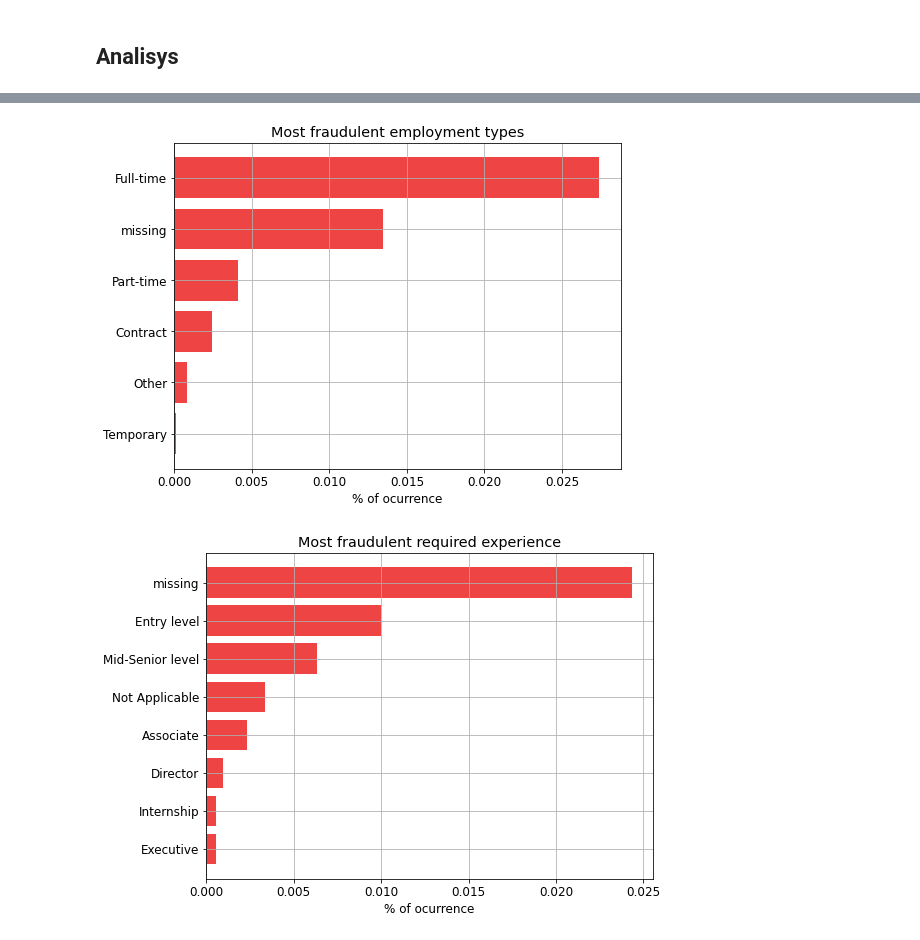
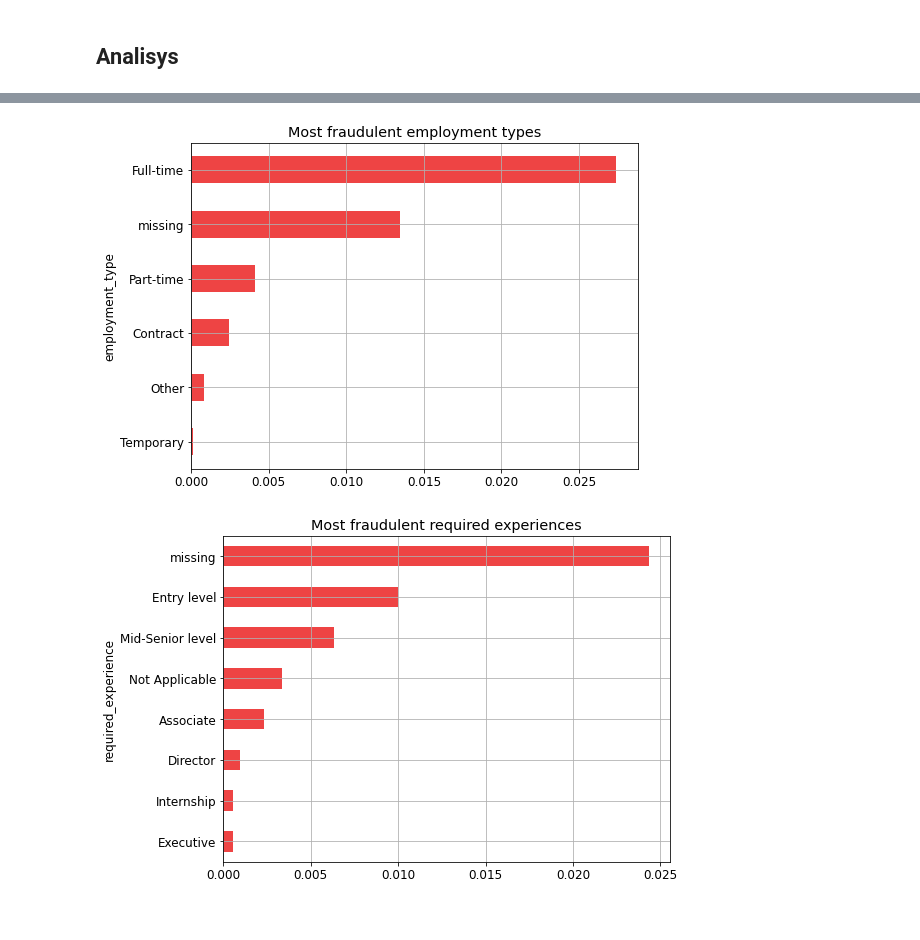
Before and after one commit to FelixLuciano/Fake-JobPosting-Prediction, a Jupyter notebook: notebooks/Exploratory_analysis.ipynb, the cells around one changed output, grey strips where cells are left out. Cells and saved outputs as stored; diff of their text form; code cells hidden in the pictures.

```diff
--- a/notebooks/Exploratory_analysis.ipynb
+++ b/notebooks/Exploratory_analysis.ipynb
@@ -137,31 +131,25 @@ plt.show()
 # %%
 employment_type_cross = pd.crosstab(df["employment_type"], df["fraudulent"], normalize=True)
 employment_type_cross_filtered = employment_type_cross["yes"].sort_values()
 
 plt.figure(figsize=(8, 6))
-plt.title("Most fraudulent employment types")
-plt.barh(employment_type_cross_filtered.index, employment_type_cross_filtered.values, color="#E44")
-plt.xlabel("% of ocurrence")
-plt.grid()
+employment_type_cross_filtered.plot(title="Most fraudulent employment types", kind="barh", color="#E44",  grid=True)
 plt.rcParams["font.size"] = "12"
 plt.savefig("plots/most_fraudulent_employment_types.png", dpi=300)
 plt.show()
 # %% [output]
-[figure, old version]
+[figure, new version]
 # %%
 required_experience_cross = pd.crosstab(df["required_experience"], df["fraudulent"], normalize=True)
 required_experience_cross_filtered = required_experience_cross["yes"].sort_values()
 
 plt.figure(figsize=(8, 6))
-plt.title("Most fraudulent required experience")
-plt.barh(required_experience_cross_filtered.index, required_experience_cross_filtered.values, color="#E44")
-plt.xlabel("% of ocurrence")
-plt.grid()
+required_experience_cross_filtered.plot(title="Most fraudulent required experiences", kind="barh", color="#E44", grid=True)
 plt.rcParams["font.size"] = "12"
 plt.savefig("plots/most_fraudulent_required_experience.png", dpi=300)
 plt.show()
 # %% [output]
-[figure, old version]
+[figure, new version]
 # %%
 function_cross = pd.crosstab(df["function"], df["fraudulent"], normalize=True)
 function_cross_filtered = function_cross["yes"].sort_values()
```
Also changed, not shown: parts of 4 cells of this notebook, 7 other files.
